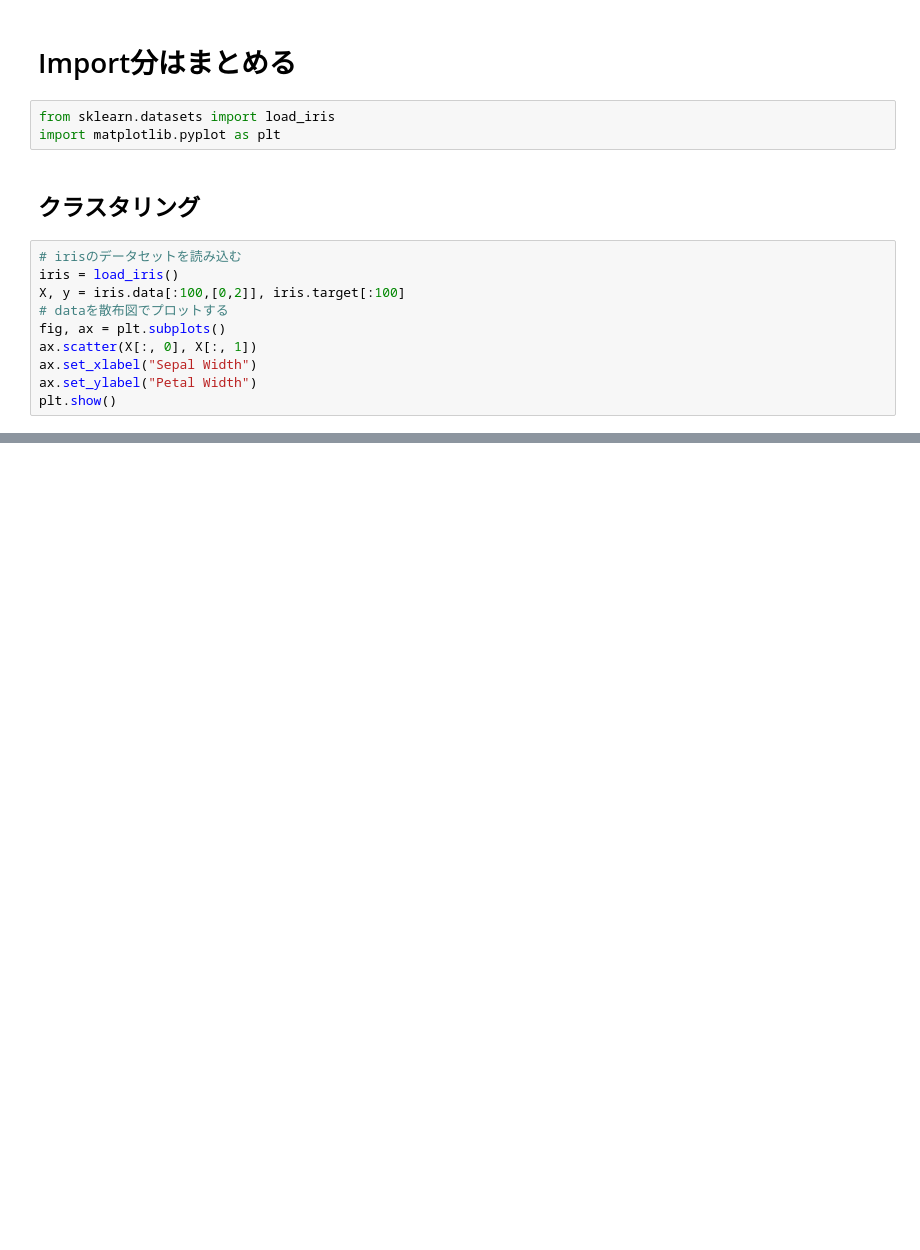
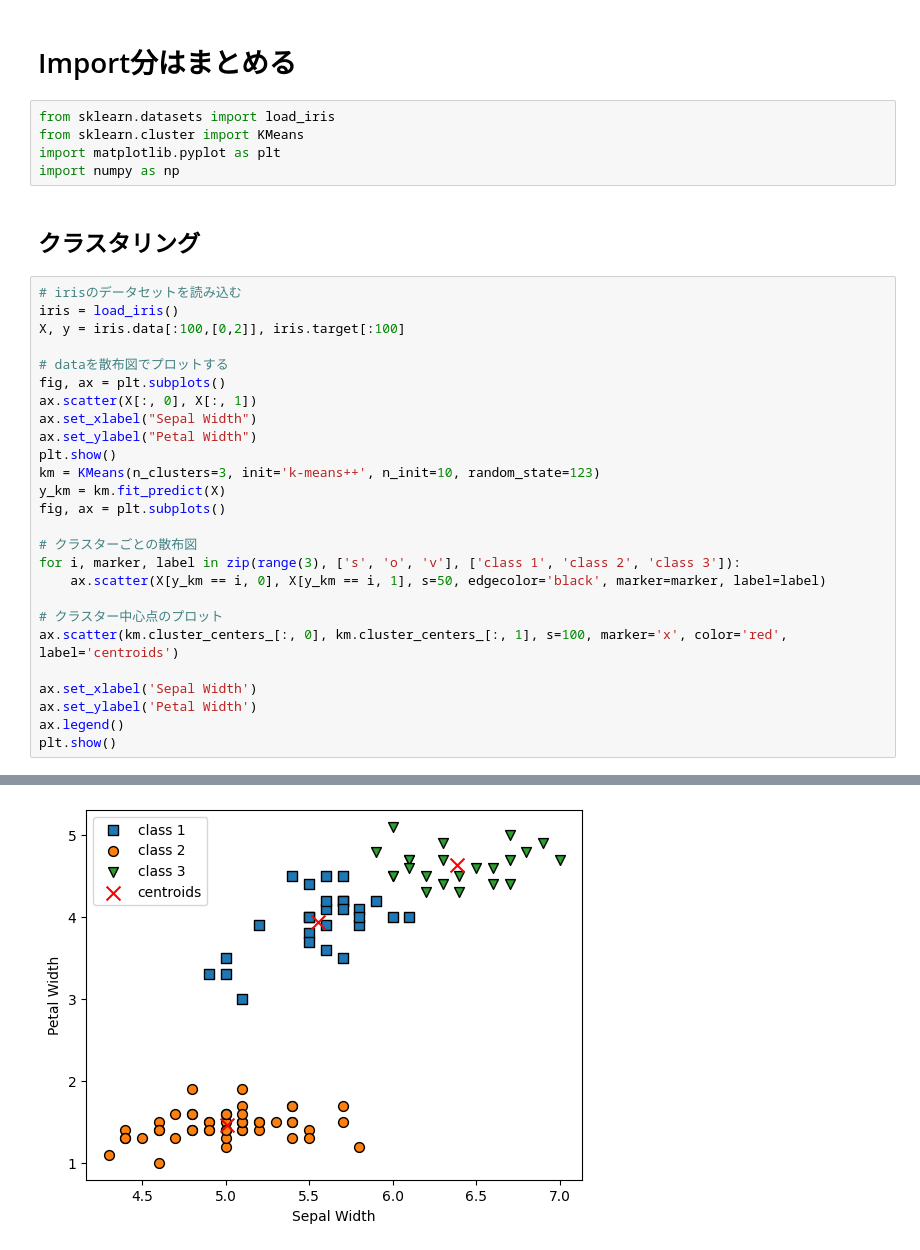
Before and after one commit to phonon-py/ZTest_ws, a Jupyter notebook: data_analysis3.ipynb, the cells around one changed output, grey strips where cells are left out. Saved outputs shown, nothing was run; the diff lists cells and outputs as text; blank space fills up the shorter version.

```diff
--- a/data_analysis3.ipynb
+++ b/data_analysis3.ipynb
@@ -2,18 +2,37 @@
 # Import分はまとめる
 # %%
 from sklearn.datasets import load_iris
+from sklearn.cluster import KMeans
 import matplotlib.pyplot as plt
+import numpy as np
 # %% [markdown]
 ## クラスタリング
 # %%
 # irisのデータセットを読み込む
 iris = load_iris()
 X, y = iris.data[:100,[0,2]], iris.target[:100]
+
 # dataを散布図でプロットする
 fig, ax = plt.subplots()
 ax.scatter(X[:, 0], X[:, 1])
 ax.set_xlabel("Sepal Width")
 ax.set_ylabel("Petal Width")
 plt.show()
+km = KMeans(n_clusters=3, init='k-means++', n_init=10, random_state=123)
+y_km = km.fit_predict(X)
+fig, ax = plt.subplots()
+
+# クラスターごとの散布図
+for i, marker, label in zip(range(3), ['s', 'o', 'v'], ['class 1', 'class 2', 'class 3']):
+    ax.scatter(X[y_km == i, 0], X[y_km == i, 1], s=50, edgecolor='black', marker=marker, label=label)
+
+# クラスター中心点のプロット
+ax.scatter(km.cluster_centers_[:, 0], km.cluster_centers_[:, 1], s=100, marker='x', color='red', label='centroids')
+
+ax.set_xlabel('Sepal Width')
+ax.set_ylabel('Petal Width')
+ax.legend()
+plt.show()
 # %% [output]
 [figure]
+[figure, added]
```
